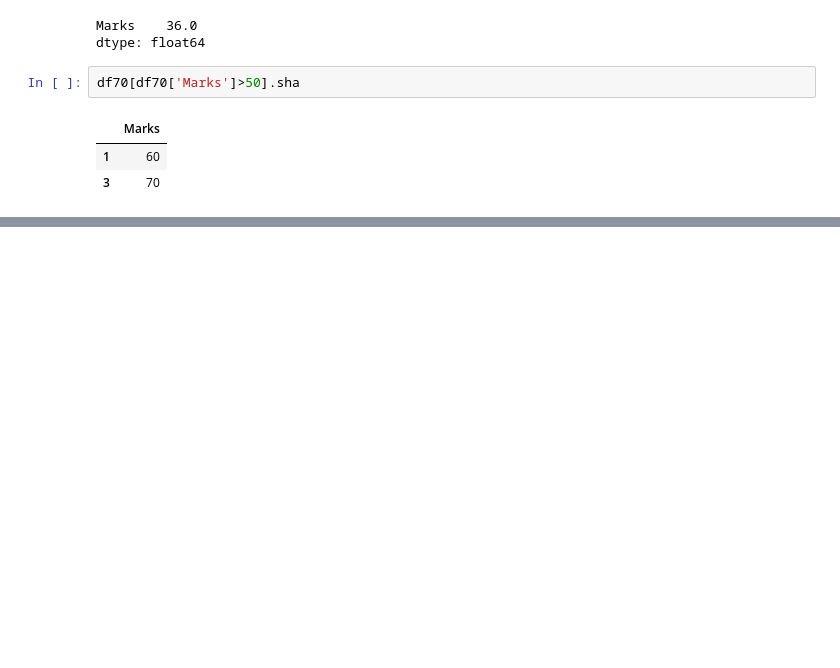
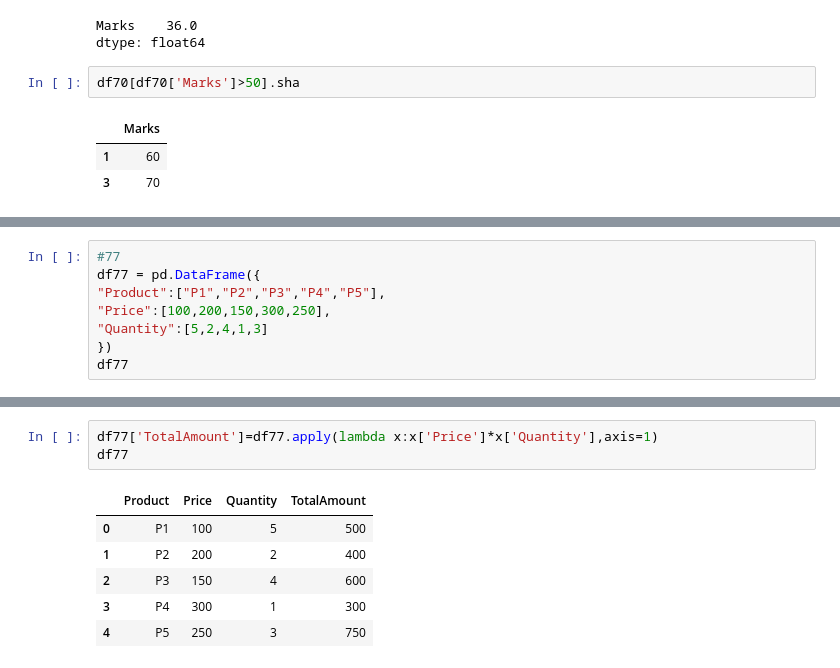
Before and after one commit to Jatin0422/Pandas_Prac, a Jupyter notebook: t1/Ch-1.ipynb, the cells around one changed output, grey strips where cells are left out. Saved outputs shown, nothing was run; the diff lists cells and outputs as text; blank space fills up the shorter version.

```diff
--- a/t1/Ch-1.ipynb
+++ b/t1/Ch-1.ipynb
@@ -648,0 +799,8 @@ df70[df70['Marks']>50].sha
+# %%
+#77
+df77 = pd.DataFrame({
+"Product":["P1","P2","P3","P4","P5"],
+"Price":[100,200,150,300,250],
+"Quantity":[5,2,4,1,3]
+})
+df77
@@ -648,0 +814,10 @@ df70[df70['Marks']>50].sha
+# %%
+df77['TotalAmount']=df77.apply(lambda x:x['Price']*x['Quantity'],axis=1)
+df77
+# %% [output]
+|  | Product | Price | Quantity | TotalAmount |
+| 0 | P1 | 100 | 5 | 500 |
+| 1 | P2 | 200 | 2 | 400 |
+| 2 | P3 | 150 | 4 | 600 |
+| 3 | P4 | 300 | 1 | 300 |
+| 4 | P5 | 250 | 3 | 750 |
```
Also changed, not shown: parts of 21 cells of this notebook.
